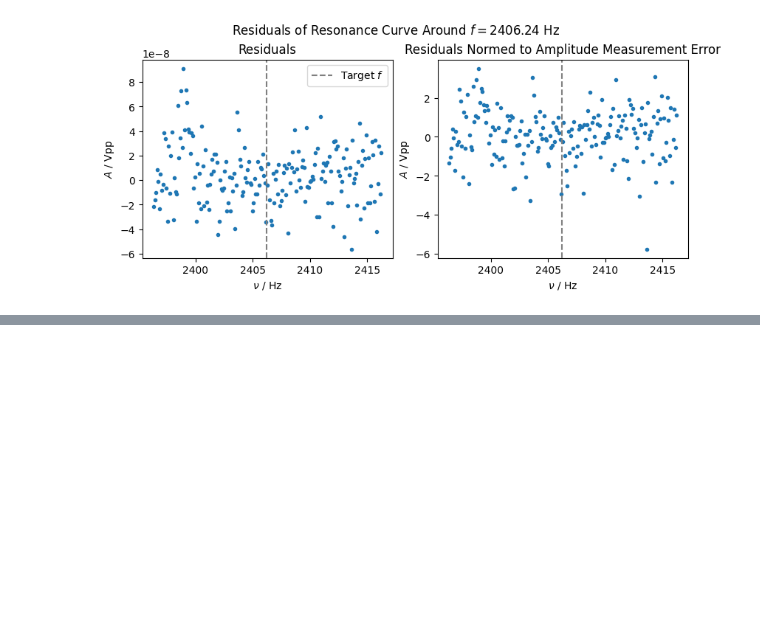
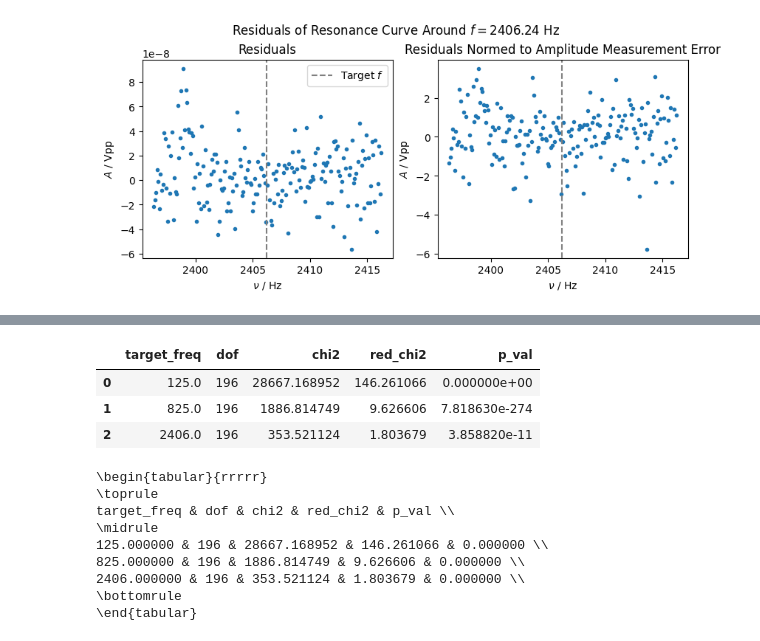
Before and after one commit to Just-Neptun/FP, a Jupyter notebook: F75 Computers and Data/Data_Analysis/analysis_A.ipynb, the cells around one changed output, grey strips where cells are left out. Cells and saved outputs as stored; diff of their text form; code cells hidden in the pictures; blank space fills up the shorter version.

Commit message:
add latex output dfs

```diff
--- a/F75 Computers and Data/Data_Analysis/analysis_A.ipynb
+++ b/F75 Computers and Data/Data_Analysis/analysis_A.ipynb
@@ -180,5 +180,7 @@ Resulting Q-factor: 1.2849990738780965 ± 1038509.5531567676
 # %%
 from scipy.stats import chi2
+
+fit_stats_results: list[dict] = []
 
 for i, (loc, fit_lims) in enumerate(zip(locs, fit_limss)):
     data, metadata = read_exp_file(loc)
@@ -224,6 +226,14 @@ for i, (loc, fit_lims) in enumerate(zip(locs, fit_limss)):
     print(f"red_chi2_val: {chi2_val / dof}")
     print(f"p-Value: {p_value}")
 
+    fit_stats_results.append({
+        "target_freq": target_freq,
+        "dof": dof,
+        "chi2": chi2_val,
+        "red_chi2": chi2_val / dof,
+        "p_val": p_value,
+    })
+
     plt.show()
 # %% [output]
 Target Frequency: 125 Hz
@@ -293,6 +303,9 @@ expA_df = pd.merge(expA_fit_df, expA_exp_df)
 
 expA_df["Q_sigma_difference"] = np.abs(expA_df["fit_Q_factor"] - expA_df["exp_Q_factor"]) / np.sqrt((expA_df["fit_Q_err"])**2 + (expA_df["exp_Q_err"])**2)
 
+expA_stats_df = pd.DataFrame(fit_stats_results)
+expA_df = pd.merge(expA_df, expA_stats_df)
+
 display(expA_df)
 # %% [output]
 Target Frequency: 125.000000
@@ -305,3 +318,15 @@ Q factor: 2.7860007138015418e-08 ± 2.5774849465292796e-09
 | 0 | 125.000000 | 137.127244 | 0.269231 | 0.000389 | 785.737592 | 3.941483e-03 | -5.049173 | 9.161562e-03 | ... |
 | 1 | 825.000000 | 859.361762 | 0.099557 | 0.000916 | -5183.763652 | 6.677647e-02 | 8.670963 | 1.294621e-01 | ... |
 | 2 | 2406.239417 | 2406.239417 | 43.306138 | 62.251527 | 31.891133 | 1.468042e+07 | 24.818020 | 2.005741e+07 | ... |
+# %%
+# params
+df = pd.DataFrame()
+params = ["f_0", "omega_0", "gamma"]
+
+for param in params:
+    df[param] = expA_df[param].round(4).astype(str) + r" \pm " + expA_df[param + "_err"].round(4).astype(str)
+
+df.insert(0, "target_freq", expA_df["target_freq"].round(0))
+
+display(df)
+print(df.to_latex(index=False))
@@ -307,0 +347,26 @@ Q factor: 2.7860007138015418e-08 ± 2.5774849465292796e-09
+# %%
+# fit_stats
+df = pd.DataFrame()
+params = ["dof", "chi2", "red_chi2", "p_val"]
+
+for param in params:
+    df[param] = expA_df[param]
+
+df.insert(0, "target_freq", expA_df["target_freq"].round(0))
+
+display(df)
+print(df.to_latex(index=False))
+# %% [output]
+|  | target_freq | dof | chi2 | red_chi2 | p_val |
+| 0 | 125.0 | 196 | 28667.168952 | 146.261066 | 0.000000e+00 |
+| 1 | 825.0 | 196 | 1886.814749 | 9.626606 | 7.818630e-274 |
+| 2 | 2406.0 | 196 | 353.521124 | 1.803679 | 3.858820e-11 |
+\begin{tabular}{rrrrr}
+\toprule
+target_freq & dof & chi2 & red_chi2 & p_val \\
+\midrule
+125.000000 & 196 & 28667.168952 & 146.261066 & 0.000000 \\
+825.000000 & 196 & 1886.814749 & 9.626606 & 0.000000 \\
+2406.000000 & 196 & 353.521124 & 1.803679 & 0.000000 \\
+\bottomrule
+\end{tabular}
```
Also changed, not shown: parts of 3 cells of this notebook.
